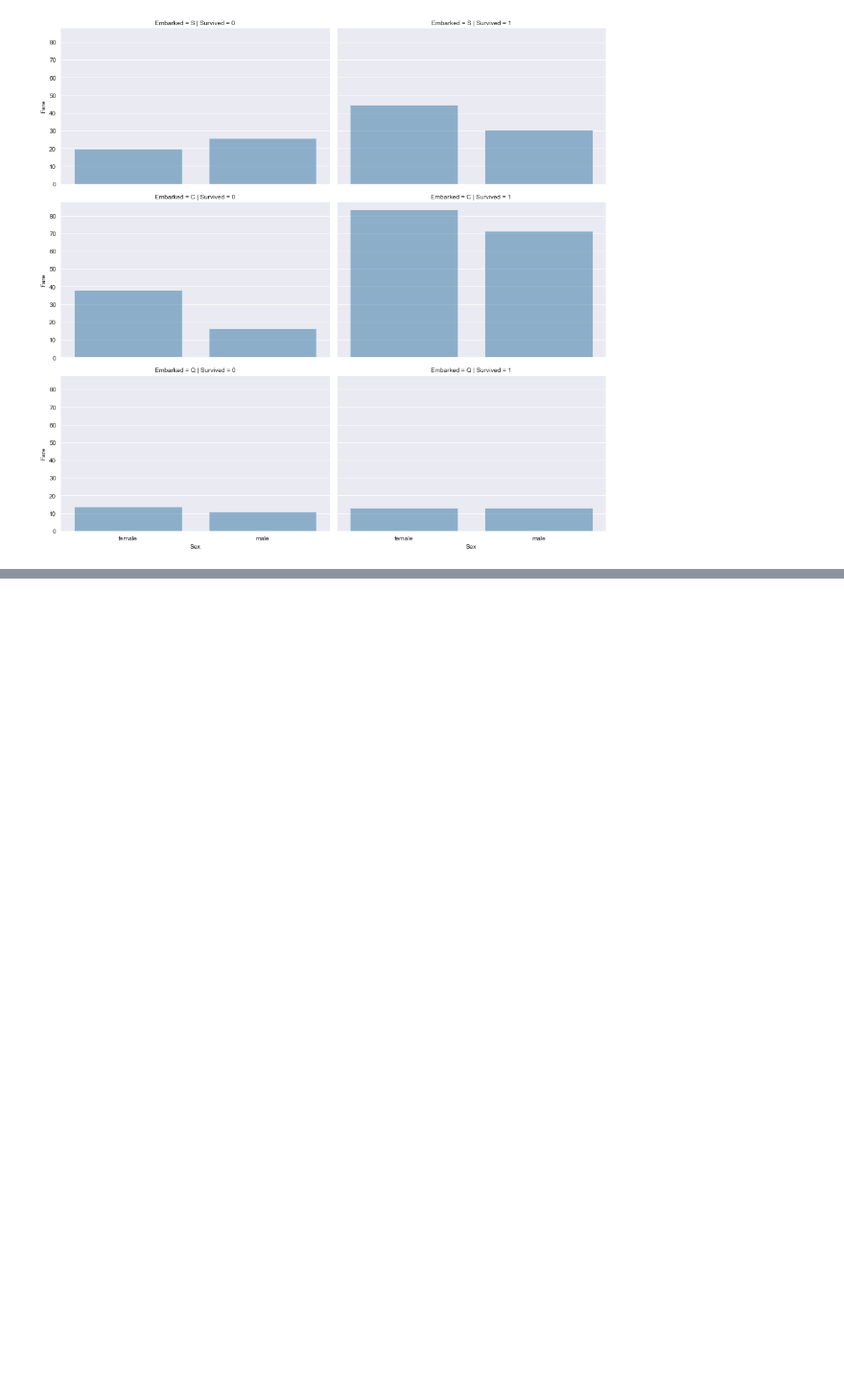
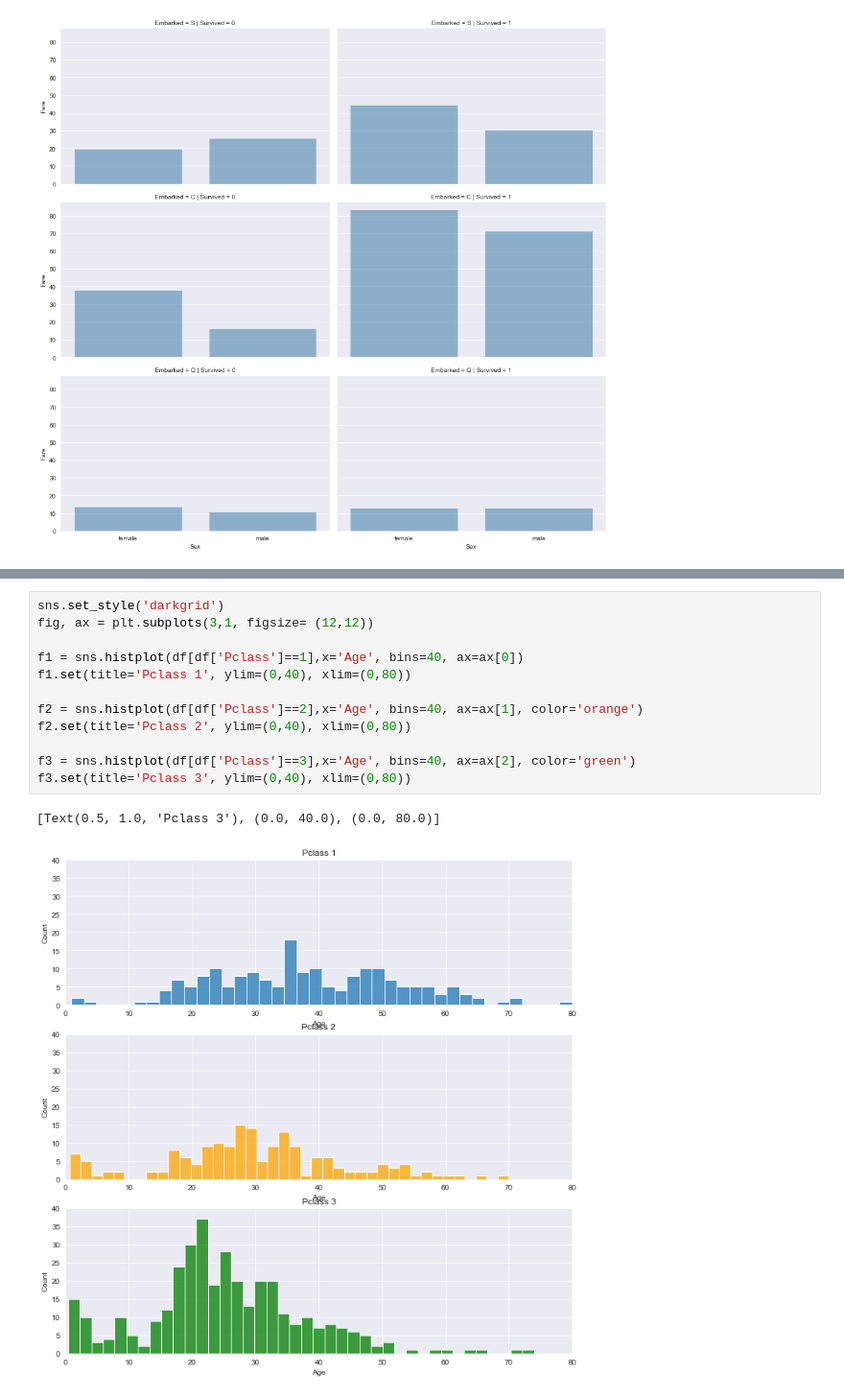
Before and after one commit to ElectricSunset/kaggling, a Jupyter notebook: getting-started/titanic/titanic-explore.ipynb, the cells around one changed output, grey strips where cells are left out. Shown at 96% size. Drawn from its saved outputs; the diff is of its cells as text; blank space fills up the shorter version.

```diff
--- a/getting-started/titanic/titanic-explore.ipynb
+++ b/getting-started/titanic/titanic-explore.ipynb
@@ -290,0 +396,15 @@ grid.add_legend()
+# %%
+sns.set_style('darkgrid')
+fig, ax = plt.subplots(3,1, figsize= (12,12))
+
+f1 = sns.histplot(df[df['Pclass']==1],x='Age', bins=40, ax=ax[0])
+f1.set(title='Pclass 1', ylim=(0,40), xlim=(0,80))
+
+f2 = sns.histplot(df[df['Pclass']==2],x='Age', bins=40, ax=ax[1], color='orange')
+f2.set(title='Pclass 2', ylim=(0,40), xlim=(0,80))
+
+f3 = sns.histplot(df[df['Pclass']==3],x='Age', bins=40, ax=ax[2], color='green')
+f3.set(title='Pclass 3', ylim=(0,40), xlim=(0,80))
+# %% [output]
+[Text(0.5, 1.0, 'Pclass 3'), (0.0, 40.0), (0.0, 80.0)]
+[figure, added]
```
Also changed, not shown: parts of 23 cells of this notebook.
